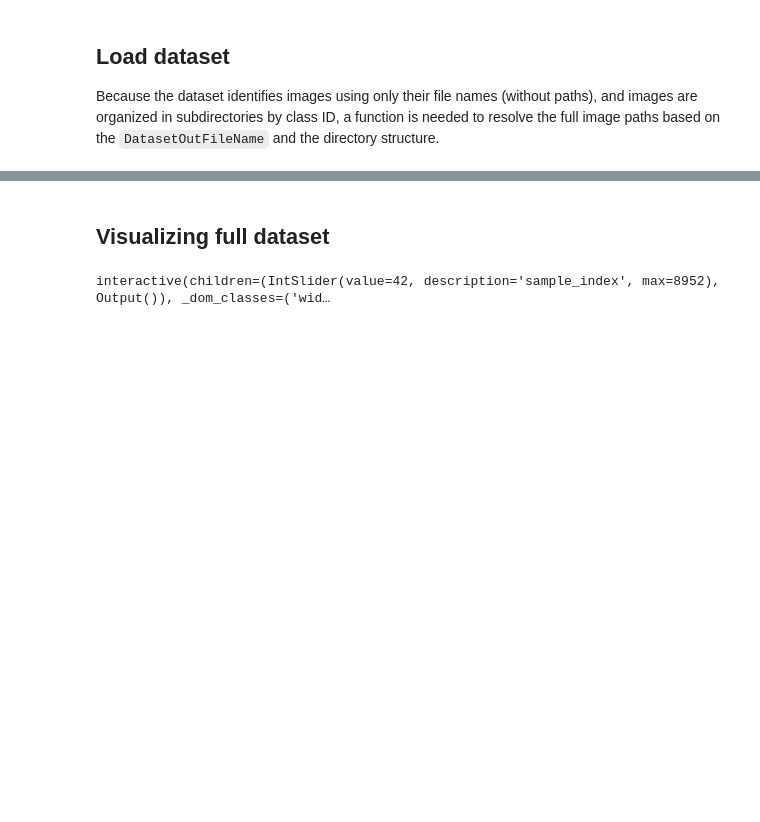
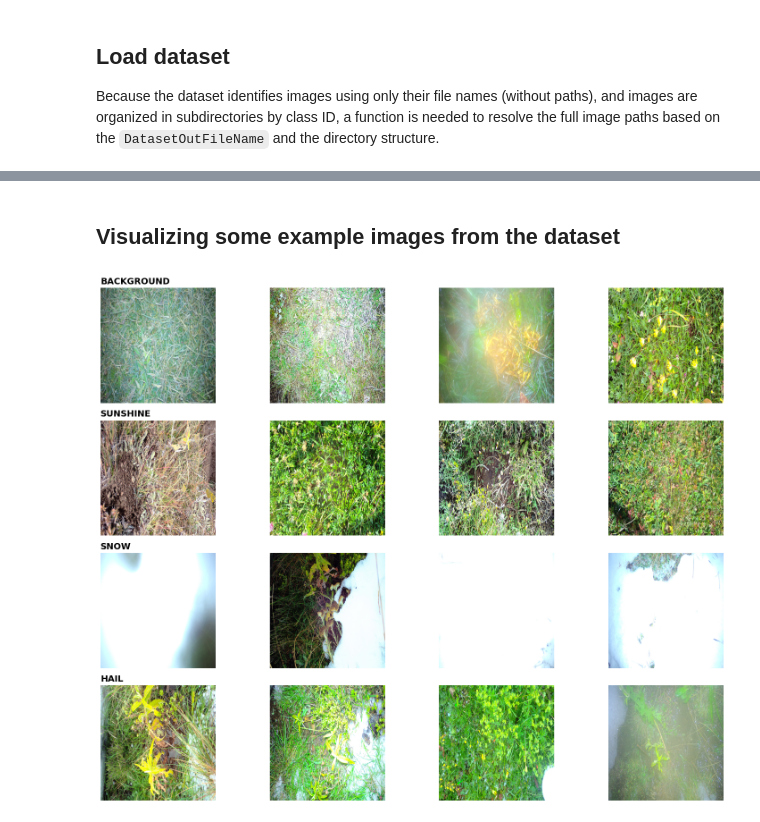
Before and after one commit to lollogiro/deep-learning-pw, a Jupyter notebook: main2.ipynb, the cells around one changed output, grey strips where cells are left out. Drawn from its saved outputs; the diff is of its cells as text; code cells hidden in the pictures; blank space fills up the shorter version.

```diff
--- a/main2.ipynb
+++ b/main2.ipynb
@@ -235,24 +433,28 @@ def make_cis_prod_splits(df: pd.DataFrame, fold_index: int = 0):
 # %% [markdown]
-## Visualizing full dataset
+## Visualizing some example images from the dataset
 # %%
-import matplotlib.pyplot as plt
-import torchvision.transforms as T
+random.seed(SEED)
 
-dataset = WeatherDataset(metadata=df_metadata_images)
+fig, axes = plt.subplots(len(CLASS_NAMES), 4, figsize=(16, 3*len(CLASS_NAMES)))
 
-@interact(
-    sample_index = widgets.IntSlider(min=0, max=len(dataset)-1, step=1, value=42)
-)
-def plot_image(sample_index: int) -> None:
-    img, label = dataset[sample_index]
+for row_idx, class_name in enumerate(CLASS_NAMES):
+    cls_df = df_metadata_images[df_metadata_images['weather'] == row_idx]
+    samples = cls_df.sample(n=4, replace=(len(cls_df) < 4), random_state=SEED)
 
-    label_str = CLASS_NAMES[label] if 'CLASS_NAMES' in globals() else str(label)
+    for col_idx, (_, row) in enumerate(samples.iterrows()):
+        ax = axes[row_idx, col_idx]
 
-    plt.figure(figsize=(4, 4))
-    plt.imshow(img)
-    plt.title(f"Label: {label_str}")
-    plt.axis('off')
-    plt.show()
+        path = row.get('DatasetLocalPath')
+
+        img = Image.open(path).convert('RGB')
+        ax.imshow(img)
+
+        ax.axis('off')
+        if col_idx == 0:
+            ax.set_title(class_name.upper(), fontsize=14, fontweight='bold', loc='left')
+
+plt.tight_layout()
+plt.show()
 # %% [output]
-interactive(children=(IntSlider(value=42, description='sample_index', max=8952), Output()), _dom_classes=('wid…
+[figure, added]
 # %% [markdown]
```
Also changed, not shown: parts of 25 cells of this notebook, 4 other files.
